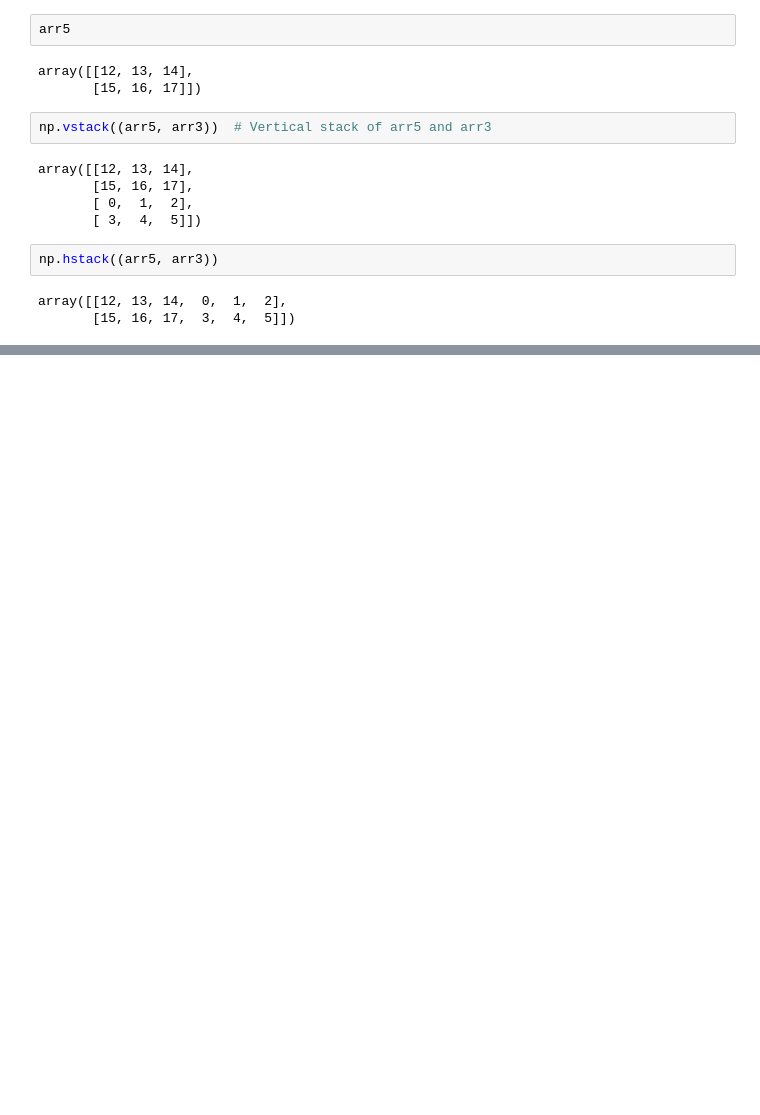
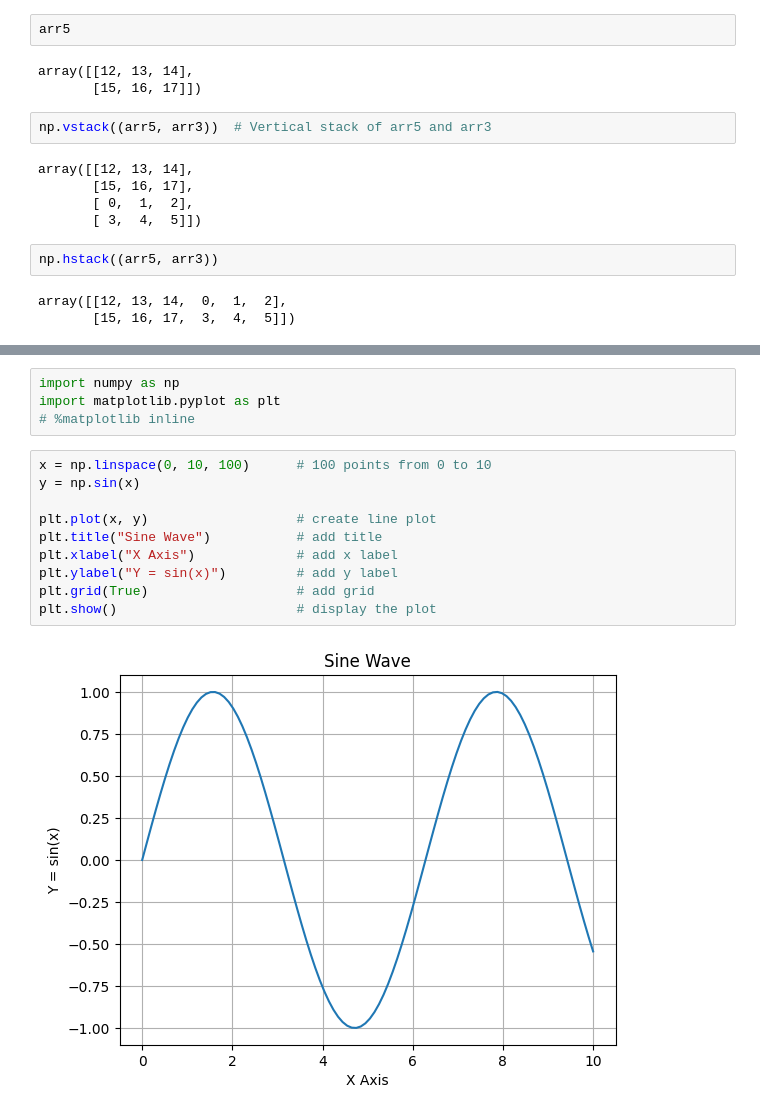
Before and after one commit to iamkanhaiyakumar/core-python, a Jupyter notebook: numpy/numpy_operation.ipynb, the cells around one changed output, grey strips where cells are left out. Drawn from its saved outputs; the diff is of its cells as text; blank space fills up the shorter version.

```diff
--- a/numpy/numpy_operation.ipynb
+++ b/numpy/numpy_operation.ipynb
@@ -155,0 +307,16 @@ array([[12, 13, 14,  0,  1,  2],
+# %%
+import numpy as np
+import matplotlib.pyplot as plt
+# %matplotlib inline
+# %%
+x = np.linspace(0, 10, 100)      # 100 points from 0 to 10
+y = np.sin(x)
+
+plt.plot(x, y)                   # create line plot
+plt.title("Sine Wave")           # add title
+plt.xlabel("X Axis")             # add x label
+plt.ylabel("Y = sin(x)")         # add y label
+plt.grid(True)                   # add grid
+plt.show()                       # display the plot
+# %% [output]
+[figure, added]
```
Also changed, not shown: parts of 30 cells of this notebook.
